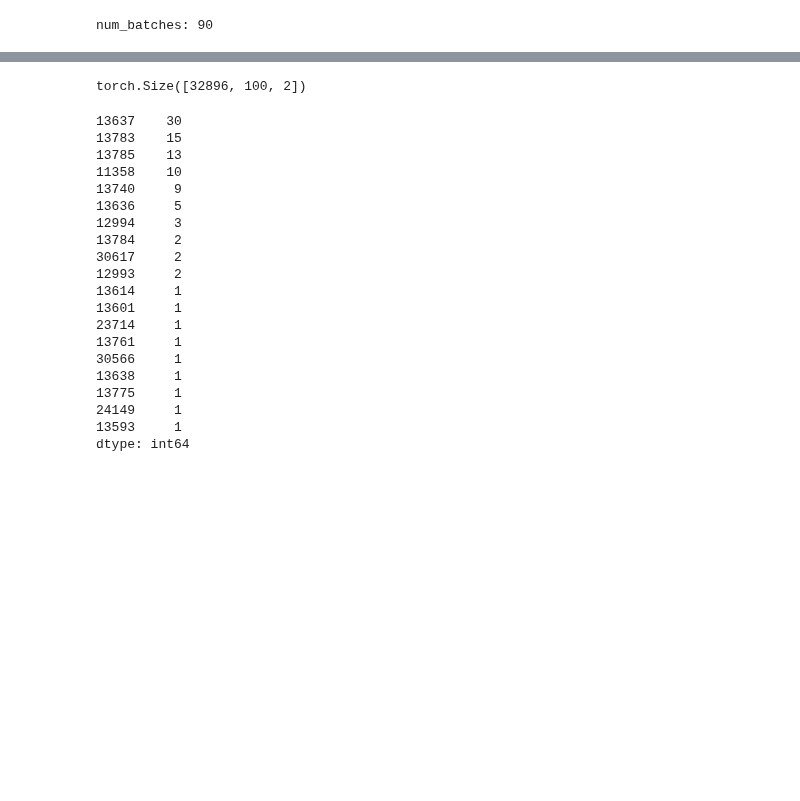
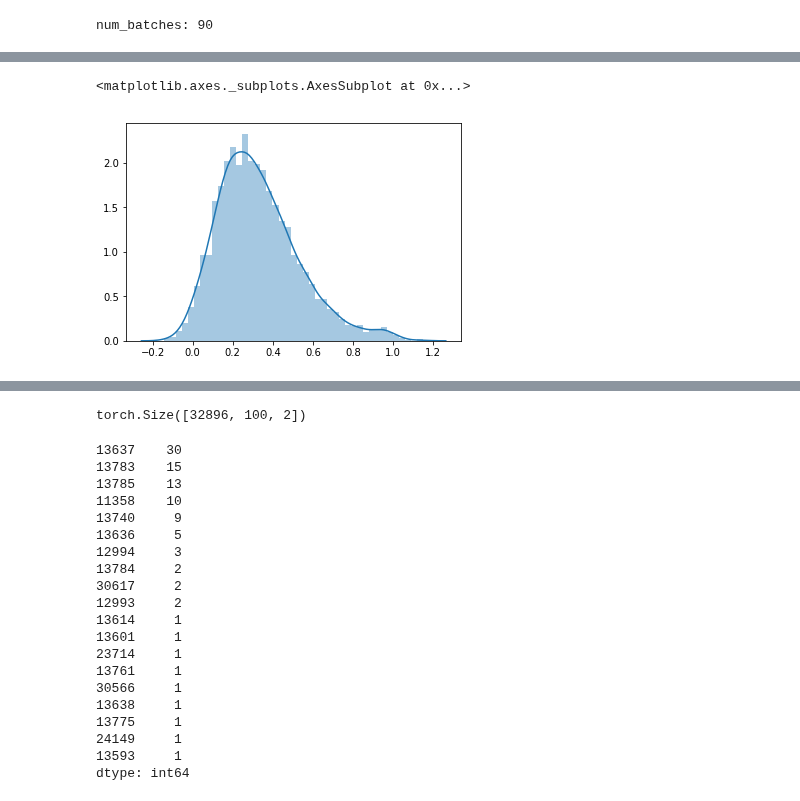
Before and after one commit to tmfs10/bb-opt, a Jupyter notebook: notebooks_sid/reparam_train.ipynb, the cells around one changed output, grey strips where cells are left out. Cells and saved outputs as stored; diff of their text form; code cells hidden in the pictures; blank space fills up the shorter version.

```diff
--- a/notebooks_sid/reparam_train.ipynb
+++ b/notebooks_sid/reparam_train.ipynb
@@ -338,2 +347,13 @@ val_corrcoef: 0.6463781079856966
+# %%
+all_mi = []
+for i in range(100):
+    for j in range(i+1, 100):
+        v = np.vstack([preds_best[i], preds_best[j]])
+        all_mi += [knn_mi.estimate_mi(v)]
+# %%
+sns.distplot(all_mi)
+# %% [output]
+<matplotlib.axes._subplots.AxesSubplot at 0x...>
+[figure, added]
 # %%
 e = reparam.generate_prior_samples(100, e_dist, 'cpu')
```
Also changed, not shown: parts of 17 cells of this notebook, 2 other files.
